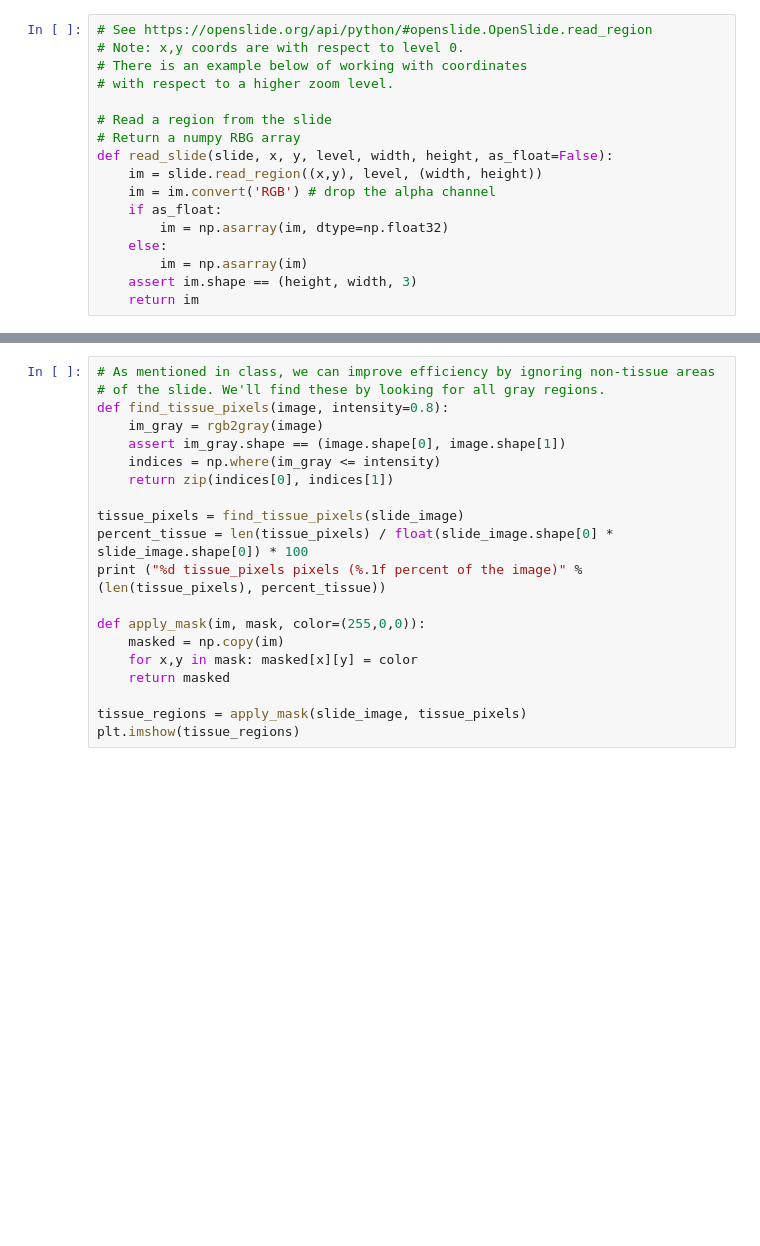
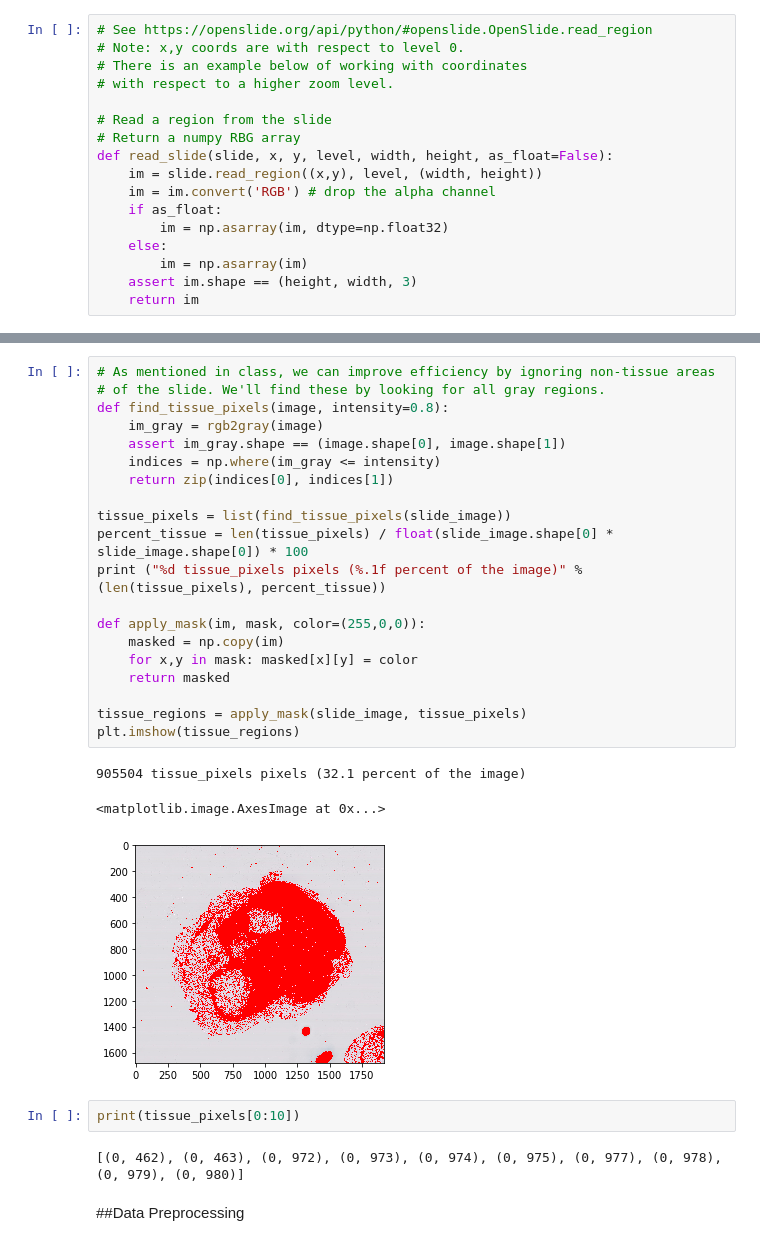
Before and after one commit to muftaye/deep_cancer_imaging, a Jupyter notebook: final_project.ipynb, the cells around one changed output, grey strips where cells are left out. Drawn from its saved outputs; the diff is of its cells as text; blank space fills up the shorter version.

```diff
--- a/final_project.ipynb
+++ b/final_project.ipynb
@@ -142,20 +181,30 @@ plt.imshow(region)
 # %%
 # As mentioned in class, we can improve efficiency by ignoring non-tissue areas
 # of the slide. We'll find these by looking for all gray regions.
 def find_tissue_pixels(image, intensity=0.8):
     im_gray = rgb2gray(image)
     assert im_gray.shape == (image.shape[0], image.shape[1])
     indices = np.where(im_gray <= intensity)
     return zip(indices[0], indices[1])
 
-tissue_pixels = find_tissue_pixels(slide_image)
+tissue_pixels = list(find_tissue_pixels(slide_image))
 percent_tissue = len(tissue_pixels) / float(slide_image.shape[0] * slide_image.shape[0]) * 100
 print ("%d tissue_pixels pixels (%.1f percent of the image)" % (len(tissue_pixels), percent_tissue))
 
 def apply_mask(im, mask, color=(255,0,0)):
     masked = np.copy(im)
     for x,y in mask: masked[x][y] = color
     return masked
 
 tissue_regions = apply_mask(slide_image, tissue_pixels)
 plt.imshow(tissue_regions)
+# %% [output]
+905504 tissue_pixels pixels (32.1 percent of the image)
+<matplotlib.image.AxesImage at 0x...>
+[figure, added]
+# %%
+print(tissue_pixels[0:10])
+# %% [output]
+[(0, 462), (0, 463), (0, 972), (0, 973), (0, 974), (0, 975), (0, 977), (0, 978), (0, 979), (0, 980)]
+# %% [markdown]
+##Data Preprocessing
```
Also changed, not shown: parts of 16 cells of this notebook.
